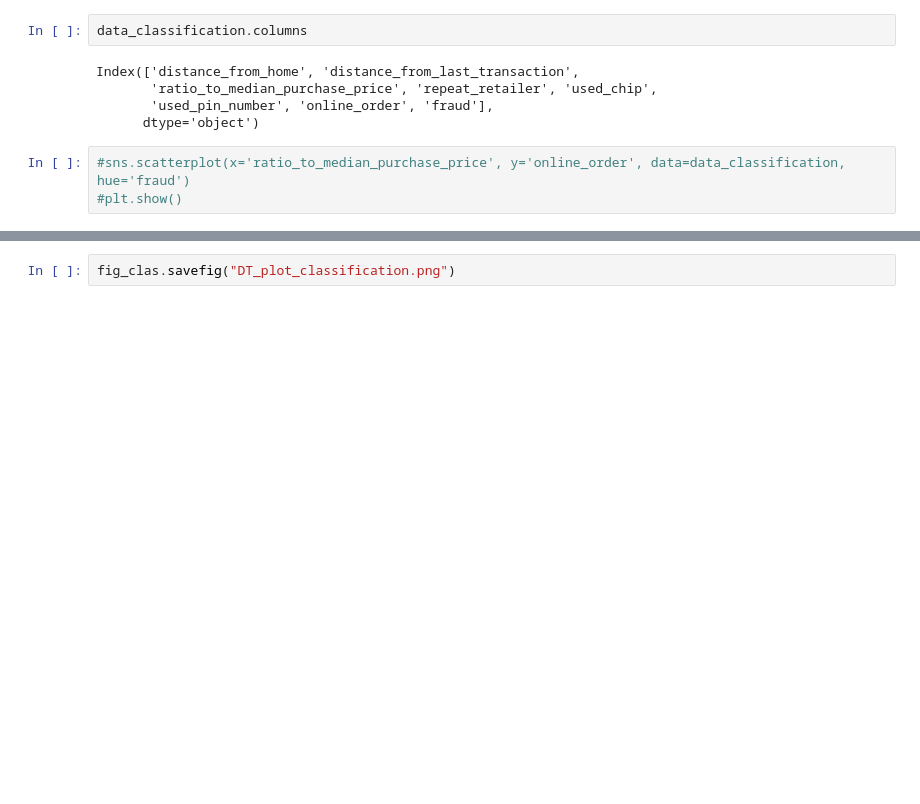
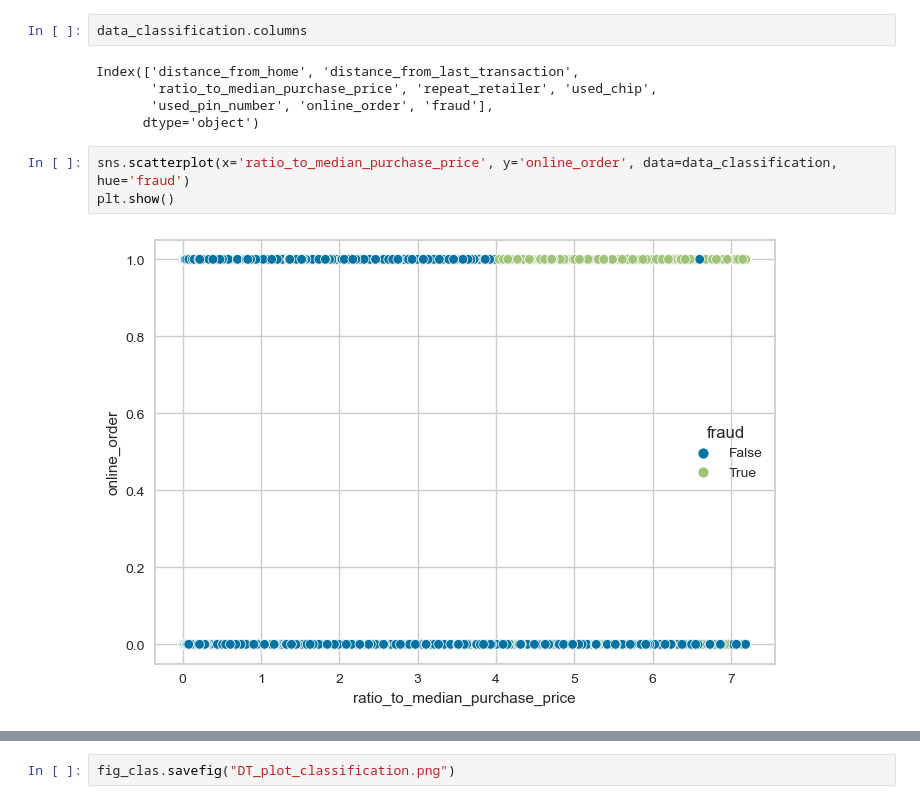
Before and after one commit to Otocolobus-manules/Mashine-Learning_3_semestr, a Jupyter notebook: Работа 5/Abramov_Lab_5.ipynb, the cells around one changed output, grey strips where cells are left out. Saved outputs shown, nothing was run; the diff lists cells and outputs as text; blank space fills up the shorter version.

```diff
--- a/Работа 5/Abramov_Lab_5.ipynb
+++ b/Работа 5/Abramov_Lab_5.ipynb
@@ -144,8 +222,10 @@ Index(['distance_from_home', 'distance_from_last_transaction',
        'used_pin_number', 'online_order', 'fraud'],
       dtype='object')
 # %%
-#sns.scatterplot(x='ratio_to_median_purchase_price', y='online_order', data=data_classification, hue='fraud')
-#plt.show()
+sns.scatterplot(x='ratio_to_median_purchase_price', y='online_order', data=data_classification, hue='fraud')
+plt.show()
+# %% [output]
+[figure, added]
 # %%
 from sklearn.tree import plot_tree
 
```
Also changed, not shown: parts of 39 cells of this notebook, 2 other files.
